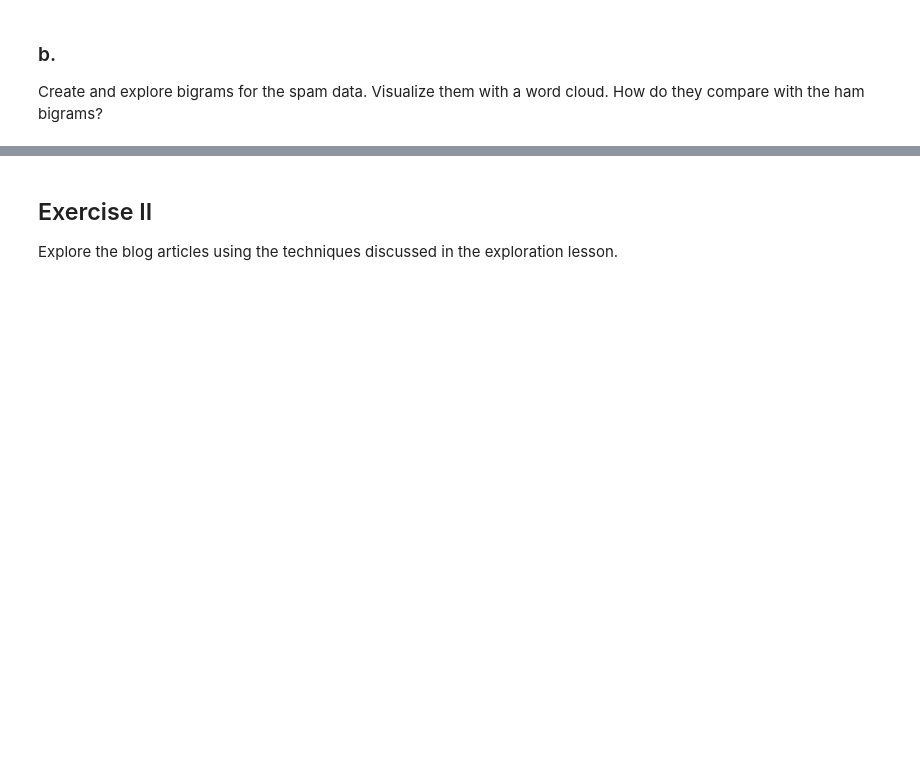
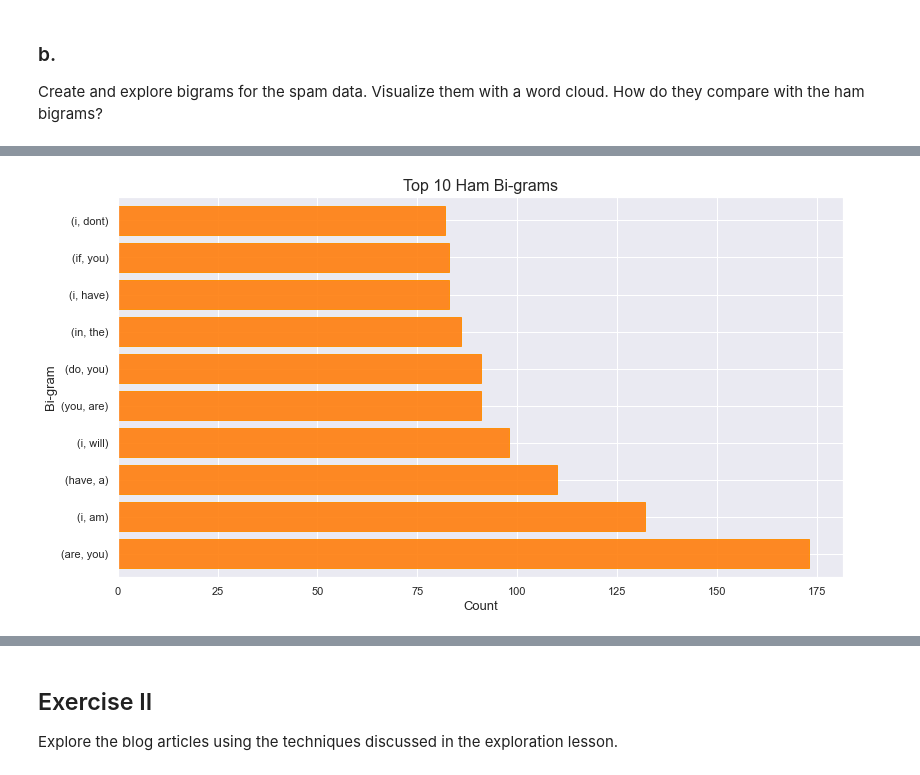
Before and after one commit to masonsherbondy/natural-language-processing-exercises, a Jupyter notebook: explore.ipynb, the cells around one changed output, grey strips where cells are left out. Cells and saved outputs as stored; diff of their text form; code cells hidden in the pictures; blank space fills up the shorter version.

```diff
--- a/explore.ipynb
+++ b/explore.ipynb
@@ -249,0 +311,11 @@ dtype: int64
+# %%
+# plot bar chart of top ten ham bi-grams
+pd.Series(nltk.bigrams(ham_words.split())).value_counts().head(10).plot.barh(alpha = .91\
+                                                                             , color = 'tab:orange'\
+                                                                             , width = .78, ec = 'darkorange'
+                                                                            )
+plt.title('Top 10 Ham Bi-grams', size = 16)    # title
+plt.xlabel('Count', size = 13)    # x-axis label
+plt.ylabel('Bi-gram', size = 13);    # y-axis label
+# %% [output]
+[figure, added]
```
Also changed, not shown: parts of 45 cells of this notebook.
